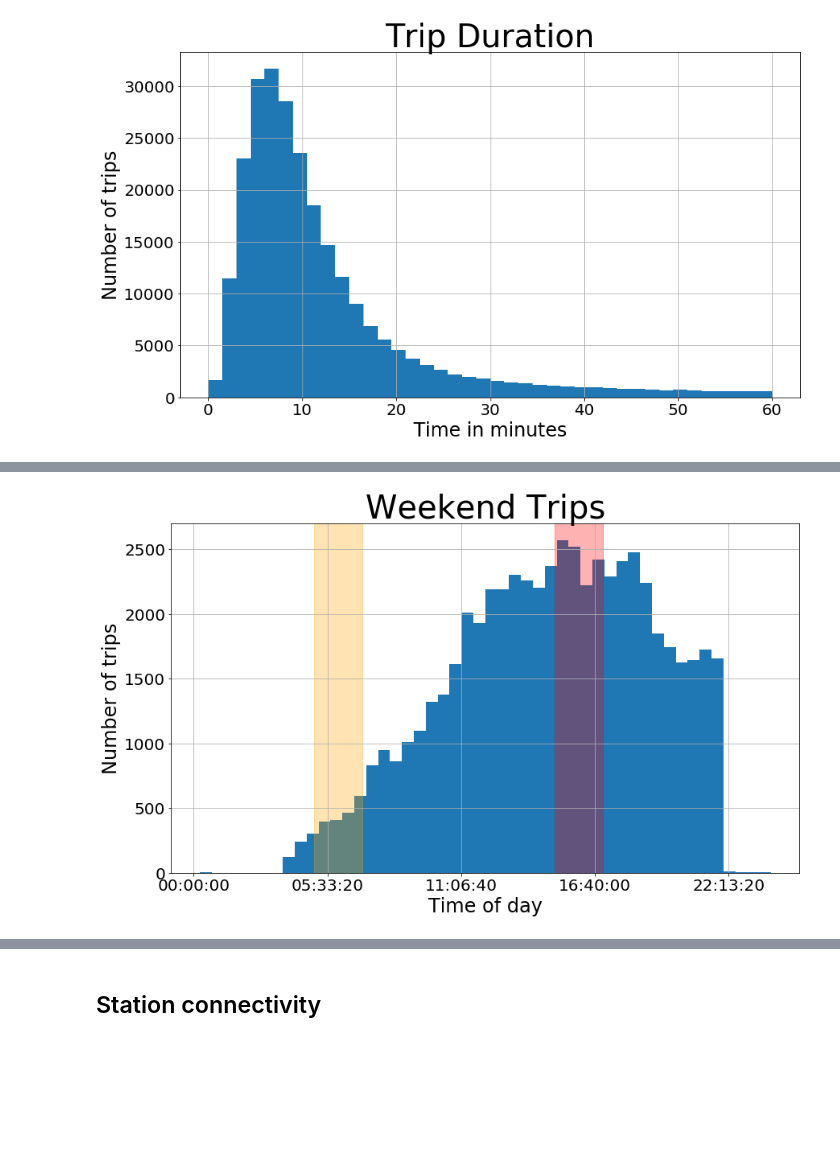
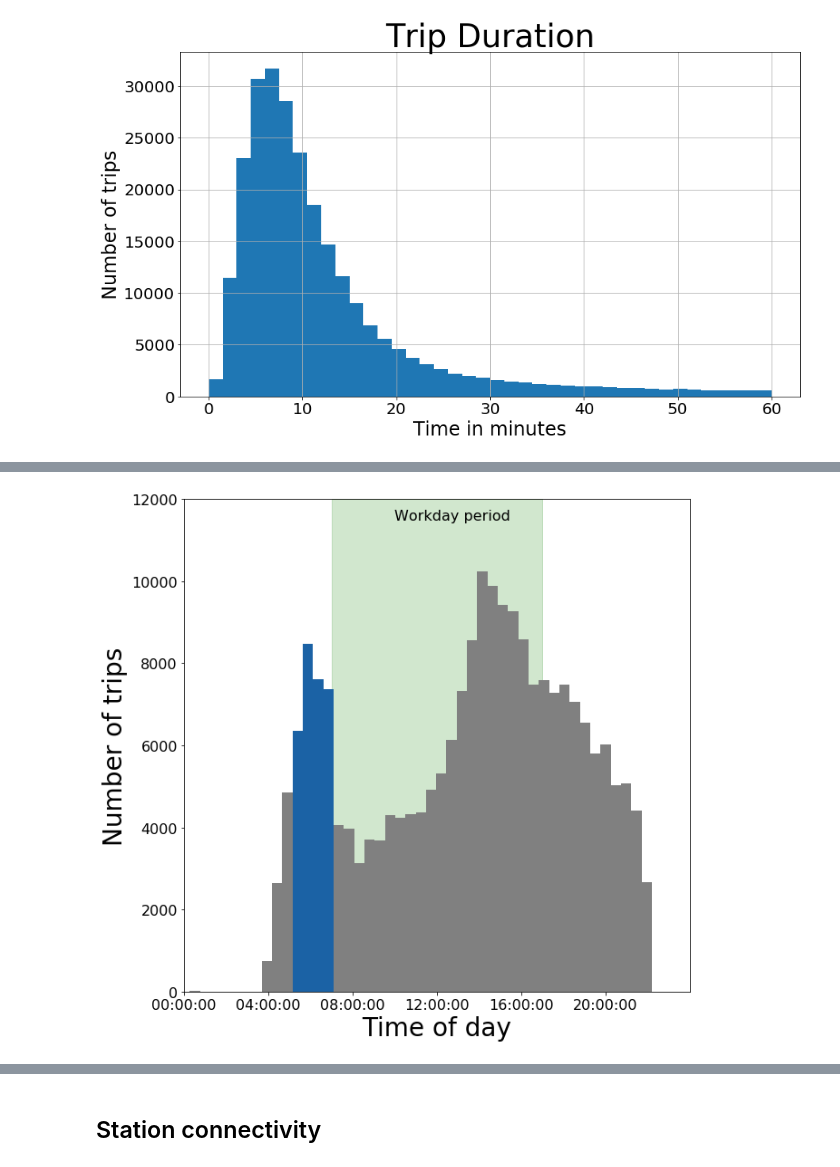
Before and after one commit to jonnor/bike-sharing-oslo, a Jupyter notebook: Oslo.ipynb, the cells around one changed output, grey strips where cells are left out. Cells and saved outputs as stored; diff of their text form; code cells hidden in the pictures; blank space fills up the shorter version.

```diff
--- a/Oslo.ipynb
+++ b/Oslo.ipynb
@@ -235,10 +221,0 @@ evening_span = (15*3600, 17*3600)
-# %%
-timeofday = trips.copy()
-timeofday['timeofday'] = trips.index.time
-series = timeofday['timeofday']
-axs = series[trips.index.weekday < 5].hist(bins=48, xlabelsize=20, ylabelsize=20)
-plt.xlabel('Time of day', fontsize=24)
-plt.ylabel('Number of trips', fontsize=24)
-plt.title('Weekday Trips', fontsize=40)
-span_show(axs, morning_span, evening_span)
-plt.savefig('Weekday Trips.png', format='png', dpi=300)
@@ -247,10 +222,36 @@ plt.savefig('Weekday Trips.png', format='png', dpi=300)
-# %%
-series = timeofday['timeofday']
-axs = series[trips.index.weekday >= 5].hist(bins=48, xlabelsize=20, ylabelsize=20)
-plt.xlabel('Time of day', fontsize=24)
-plt.ylabel('Number of trips', fontsize=24)
-plt.title('Weekend Trips', fontsize=40)
-span_show(axs, morning_span, evening_span)
-plt.savefig('Weekend Trips.png', format='png', dpi=300)
-# %% [output]
-[figure, removed]
+# %%
+def plot_trip_times(series, title=None, selected=None, ymax=12000):
+    # Plot distribution of trips over the day
+    _, bins, patches = plt.hist(series.dropna().values, bins=48, zorder=1)
+    plt.xticks(range(0, 24*3600, 4*3600))
+
+    axs = plt.gca()
+    axs.set_ylim([0, ymax])
+    axs.set_xlim([0, 24*3600])
+    axs.tick_params(axis='both', labelsize=16)
+
+    # Show a typical workday
+    workday = (7*3600, 17*3600)
+    workday_color = '#19880d'
+    axs.axvspan(xmin=workday[0], xmax=workday[1], alpha=0.2, color=workday_color, zorder=0)
+    plt.text(s='Workday period', x=(10*3600), y=ymax-500, fontsize=16)
+
+    # Colorize selected part of data
+    selected_color = '#1b62a5'
+    unselected_color = 'grey'
+    for patch, start in zip(patches, bins):
+        s = True if selected is None else (start > selected[0] and start < selected[1])
+        c = selected_color if s else unselected_color
+        patch.set_facecolor(c)
+
+    plt.xlabel('Time of day', fontsize=28)
+    plt.ylabel('Number of trips', fontsize=28)
+    plt.savefig('%s.png' % title, format='png', dpi=300)
+    return plt
+
+to_work = (5*3600, 7*3600)
+timeofday = trips
+timeofday['timeofday'] = trips.index.time
+series = timeofday['timeofday']
+plot_trip_times(series[trips.index.weekday < 5], title='towork-trips', selected=to_work)
+# %% [output]
@@ -256,0 +259 @@ plt.savefig('Weekend Trips.png', format='png', dpi=300)
+[figure, added]
```
Also changed, not shown: parts of 18 cells of this notebook, 1 other file.
